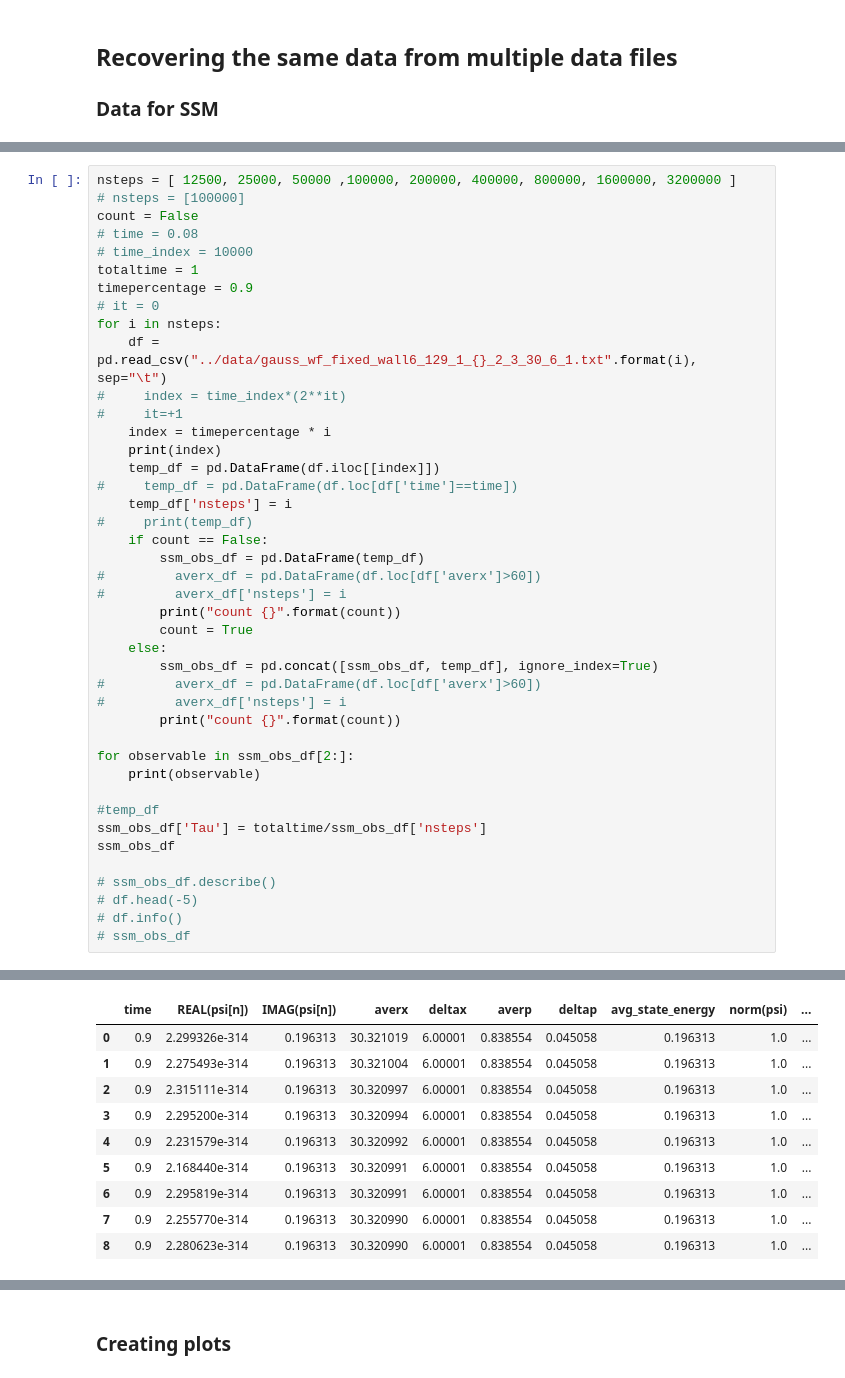
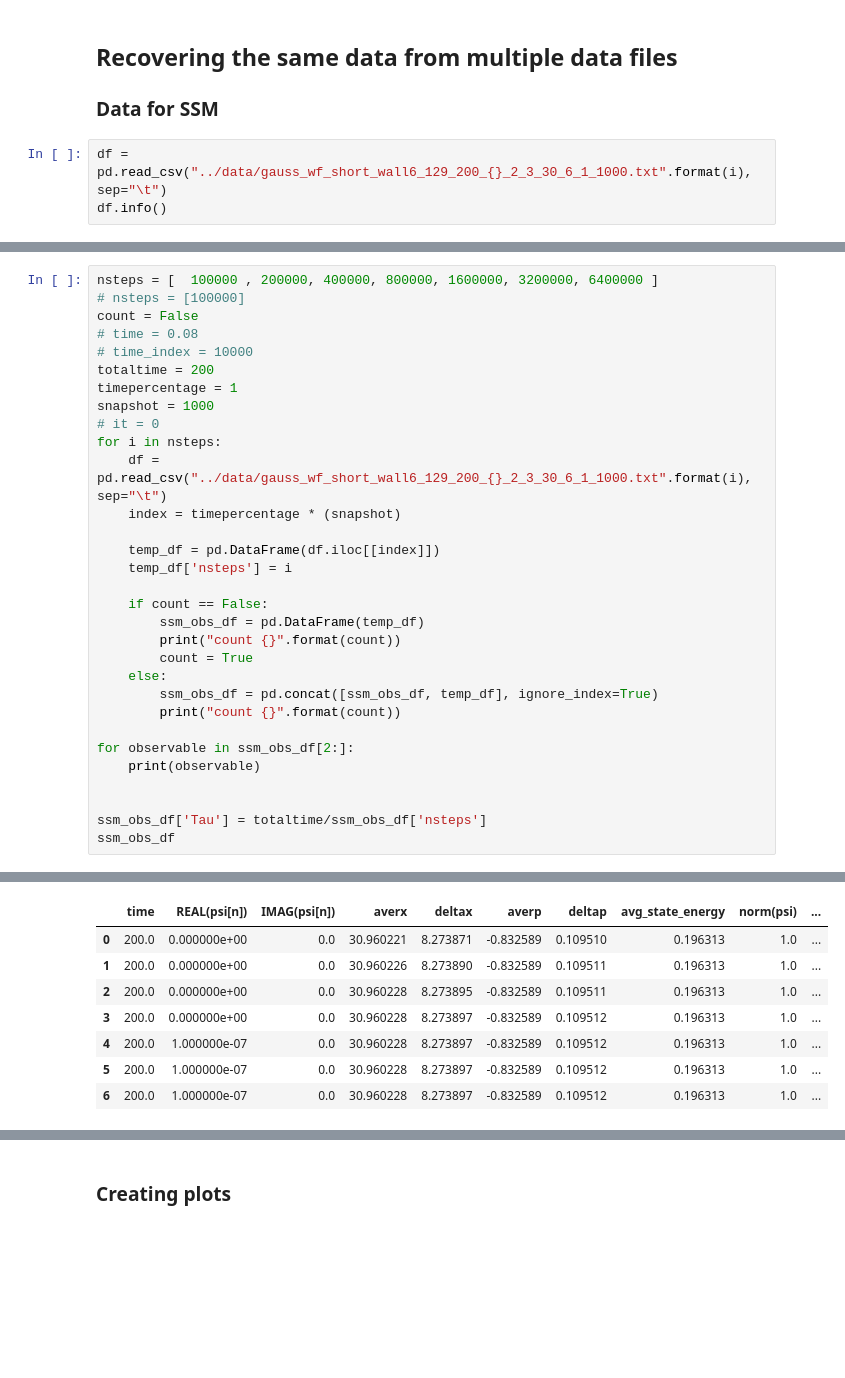
Before and after one commit to carlulli/TDSE, a Jupyter notebook: scripts/convergence.ipynb, the cells around one changed output, grey strips where cells are left out. Drawn from its saved outputs; the diff is of its cells as text; blank space fills up the shorter version.

```diff
--- a/scripts/convergence.ipynb
+++ b/scripts/convergence.ipynb
@@ -55,3 +99,6 @@ def create_timecheck_df(nsteps, totaltime, timepercentage, integrator):
 # %% [markdown]
 ## Recovering the same data from multiple data files
 ### Data for SSM
+# %%
+df = pd.read_csv("../data/gauss_wf_short_wall6_129_200_{}_2_3_30_6_1_1000.txt".format(i), sep="\t")
+df.info()
@@ -58,43 +122,32 @@ def create_timecheck_df(nsteps, totaltime, timepercentage, integrator):
 # %%
-nsteps = [ 12500, 25000, 50000 ,100000, 200000, 400000, 800000, 1600000, 3200000 ]
+nsteps = [  100000 , 200000, 400000, 800000, 1600000, 3200000, 6400000 ]
 # nsteps = [100000]
 count = False
 # time = 0.08
 # time_index = 10000
-totaltime = 1
-timepercentage = 0.9
+totaltime = 200
+timepercentage = 1
+snapshot = 1000
 # it = 0
 for i in nsteps:
-    df = pd.read_csv("../data/gauss_wf_fixed_wall6_129_1_{}_2_3_30_6_1.txt".format(i), sep="\t")
-#     index = time_index*(2**it)
-#     it=+1
-    index = timepercentage * i
-    print(index)
+    df = pd.read_csv("../data/gauss_wf_short_wall6_129_200_{}_2_3_30_6_1_1000.txt".format(i), sep="\t")
+    index = timepercentage * (snapshot)
+
     temp_df = pd.DataFrame(df.iloc[[index]])
-#     temp_df = pd.DataFrame(df.loc[df['time']==time])
     temp_df['nsteps'] = i
-#     print(temp_df)
+
     if count == False:
         ssm_obs_df = pd.DataFrame(temp_df)
-#         averx_df = pd.DataFrame(df.loc[df['averx']>60])
-#         averx_df['nsteps'] = i
         print("count {}".format(count))
         count = True
     else:
         ssm_obs_df = pd.concat([ssm_obs_df, temp_df], ignore_index=True)
-#         averx_df = pd.DataFrame(df.loc[df['averx']>60])
-#         averx_df['nsteps'] = i
         print("count {}".format(count))
 
 for observable in ssm_obs_df[2:]:
     print(observable)
 
-#temp_df
+
 ssm_obs_df['Tau'] = totaltime/ssm_obs_df['nsteps']
 ssm_obs_df
-
-# ssm_obs_df.describe()
-# df.head(-5)
-# df.info()
-# ssm_obs_df
 # %% [output]
@@ -114,14 +167,12 @@ count True
 deltap
 avg_state_energy
 norm(psi)
 nsteps
 |  | time | REAL(psi[n]) | IMAG(psi[n]) | averx | deltax | averp | deltap | avg_state_energy | norm(psi) | ... |
-| 0 | 0.9 | 2.299326e-314 | 0.196313 | 30.321019 | 6.00001 | 0.838554 | 0.045058 | 0.196313 | 1.0 | ... |
-| 1 | 0.9 | 2.275493e-314 | 0.196313 | 30.321004 | 6.00001 | 0.838554 | 0.045058 | 0.196313 | 1.0 | ... |
-| 2 | 0.9 | 2.315111e-314 | 0.196313 | 30.320997 | 6.00001 | 0.838554 | 0.045058 | 0.196313 | 1.0 | ... |
-| 3 | 0.9 | 2.295200e-314 | 0.196313 | 30.320994 | 6.00001 | 0.838554 | 0.045058 | 0.196313 | 1.0 | ... |
-| 4 | 0.9 | 2.231579e-314 | 0.196313 | 30.320992 | 6.00001 | 0.838554 | 0.045058 | 0.196313 | 1.0 | ... |
-| 5 | 0.9 | 2.168440e-314 | 0.196313 | 30.320991 | 6.00001 | 0.838554 | 0.045058 | 0.196313 | 1.0 | ... |
-| 6 | 0.9 | 2.295819e-314 | 0.196313 | 30.320991 | 6.00001 | 0.838554 | 0.045058 | 0.196313 | 1.0 | ... |
-| 7 | 0.9 | 2.255770e-314 | 0.196313 | 30.320990 | 6.00001 | 0.838554 | 0.045058 | 0.196313 | 1.0 | ... |
-| 8 | 0.9 | 2.280623e-314 | 0.196313 | 30.320990 | 6.00001 | 0.838554 | 0.045058 | 0.196313 | 1.0 | ... |
+| 0 | 200.0 | 0.000000e+00 | 0.0 | 30.960221 | 8.273871 | -0.832589 | 0.109510 | 0.196313 | 1.0 | ... |
+| 1 | 200.0 | 0.000000e+00 | 0.0 | 30.960226 | 8.273890 | -0.832589 | 0.109511 | 0.196313 | 1.0 | ... |
+| 2 | 200.0 | 0.000000e+00 | 0.0 | 30.960228 | 8.273895 | -0.832589 | 0.109511 | 0.196313 | 1.0 | ... |
+| 3 | 200.0 | 0.000000e+00 | 0.0 | 30.960228 | 8.273897 | -0.832589 | 0.109512 | 0.196313 | 1.0 | ... |
+| 4 | 200.0 | 1.000000e-07 | 0.0 | 30.960228 | 8.273897 | -0.832589 | 0.109512 | 0.196313 | 1.0 | ... |
+| 5 | 200.0 | 1.000000e-07 | 0.0 | 30.960228 | 8.273897 | -0.832589 | 0.109512 | 0.196313 | 1.0 | ... |
+| 6 | 200.0 | 1.000000e-07 | 0.0 | 30.960228 | 8.273897 | -0.832589 | 0.109512 | 0.196313 | 1.0 | ... |
```
Also changed, not shown: parts of 36 cells of this notebook, 32 other files.
